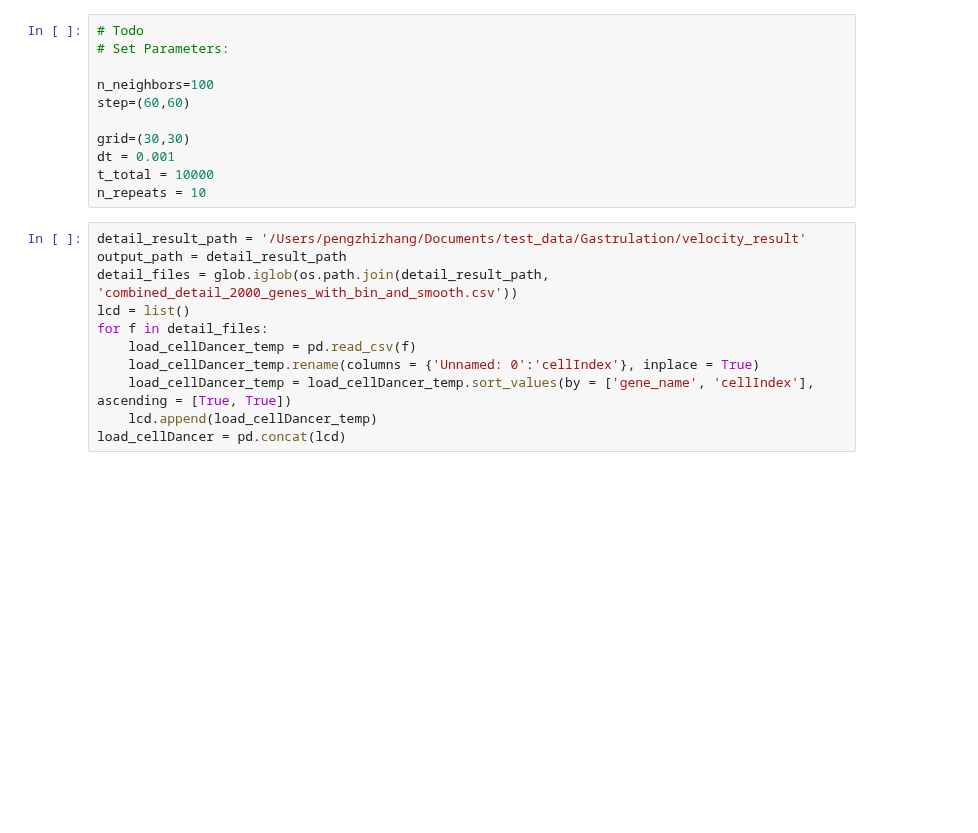
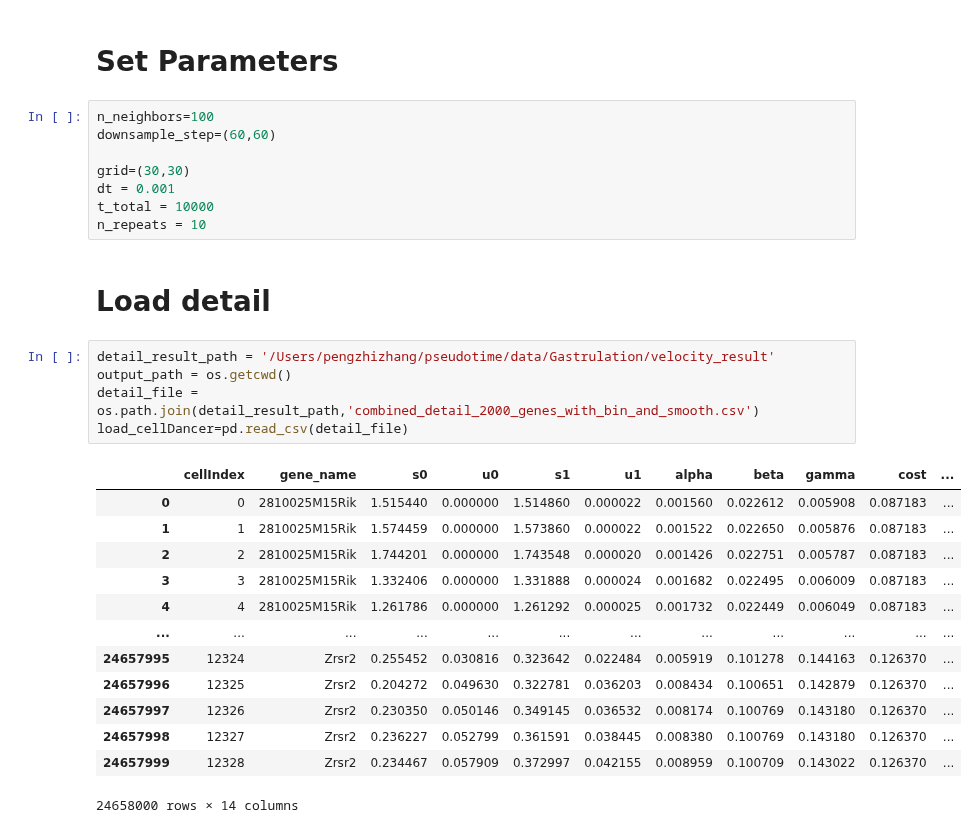
Before and after one commit to GuangyuWangLab2021/cellDancer, a Jupyter notebook: analysis/Gastrulation_main_function.ipynb, the cells around one changed output. Drawn from its saved outputs; the diff is of its cells as text; blank space fills up the shorter version.

```diff
--- a/analysis/Gastrulation_main_function.ipynb
+++ b/analysis/Gastrulation_main_function.ipynb
@@ -14,22 +12,31 @@ import random
+# %% [markdown]
+# Set Parameters
 # %%
-# Todo
-# Set Parameters:
-
 n_neighbors=100
-step=(60,60)
+downsample_step=(60,60)
 
 grid=(30,30)
 dt = 0.001
 t_total = 10000
 n_repeats = 10
-# %%
-detail_result_path = '/Users/pengzhizhang/Documents/test_data/Gastrulation/velocity_result'
-output_path = detail_result_path
-detail_files = glob.iglob(os.path.join(detail_result_path, 'combined_detail_2000_genes_with_bin_and_smooth.csv'))
-lcd = list()
-for f in detail_files:
-    load_cellDancer_temp = pd.read_csv(f)
-    load_cellDancer_temp.rename(columns = {'Unnamed: 0':'cellIndex'}, inplace = True)
-    load_cellDancer_temp = load_cellDancer_temp.sort_values(by = ['gene_name', 'cellIndex'], ascending = [True, True])
-    lcd.append(load_cellDancer_temp)
-load_cellDancer = pd.concat(lcd)
+# %% [markdown]
+# Load detail
+# %%
+detail_result_path = '/Users/pengzhizhang/pseudotime/data/Gastrulation/velocity_result'
+output_path = os.getcwd()
+detail_file = os.path.join(detail_result_path,'combined_detail_2000_genes_with_bin_and_smooth.csv')
+load_cellDancer=pd.read_csv(detail_file)
+# %% [output]
+|  | cellIndex | gene_name | s0 | u0 | s1 | u1 | alpha | beta | gamma | cost | ... |
+| 0 | 0 | 2810025M15Rik | 1.515440 | 0.000000 | 1.514860 | 0.000022 | 0.001560 | 0.022612 | 0.005908 | 0.087183 | ... |
+| 1 | 1 | 2810025M15Rik | 1.574459 | 0.000000 | 1.573860 | 0.000022 | 0.001522 | 0.022650 | 0.005876 | 0.087183 | ... |
+| 2 | 2 | 2810025M15Rik | 1.744201 | 0.000000 | 1.743548 | 0.000020 | 0.001426 | 0.022751 | 0.005787 | 0.087183 | ... |
+| 3 | 3 | 2810025M15Rik | 1.332406 | 0.000000 | 1.331888 | 0.000024 | 0.001682 | 0.022495 | 0.006009 | 0.087183 | ... |
+| 4 | 4 | 2810025M15Rik | 1.261786 | 0.000000 | 1.261292 | 0.000025 | 0.001732 | 0.022449 | 0.006049 | 0.087183 | ... |
+| ... | ... | ... | ... | ... | ... | ... | ... | ... | ... | ... | ... |
+| 24657995 | 12324 | Zrsr2 | 0.255452 | 0.030816 | 0.323642 | 0.022484 | 0.005919 | 0.101278 | 0.144163 | 0.126370 | ... |
+| 24657996 | 12325 | Zrsr2 | 0.204272 | 0.049630 | 0.322781 | 0.036203 | 0.008434 | 0.100651 | 0.142879 | 0.126370 | ... |
+| 24657997 | 12326 | Zrsr2 | 0.230350 | 0.050146 | 0.349145 | 0.036532 | 0.008174 | 0.100769 | 0.143180 | 0.126370 | ... |
+| 24657998 | 12327 | Zrsr2 | 0.236227 | 0.052799 | 0.361591 | 0.038445 | 0.008380 | 0.100769 | 0.143180 | 0.126370 | ... |
+| 24657999 | 12328 | Zrsr2 | 0.234467 | 0.057909 | 0.372997 | 0.042155 | 0.008959 | 0.100709 | 0.143022 | 0.126370 | ... |
+24658000 rows × 14 columns
```
Also changed, not shown: parts of 14 cells of this notebook, 9 other files.
